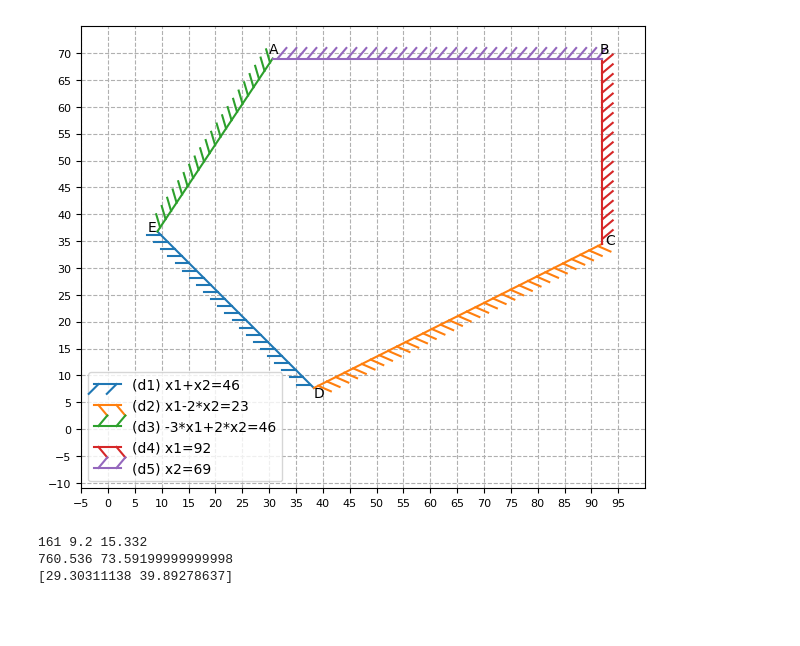
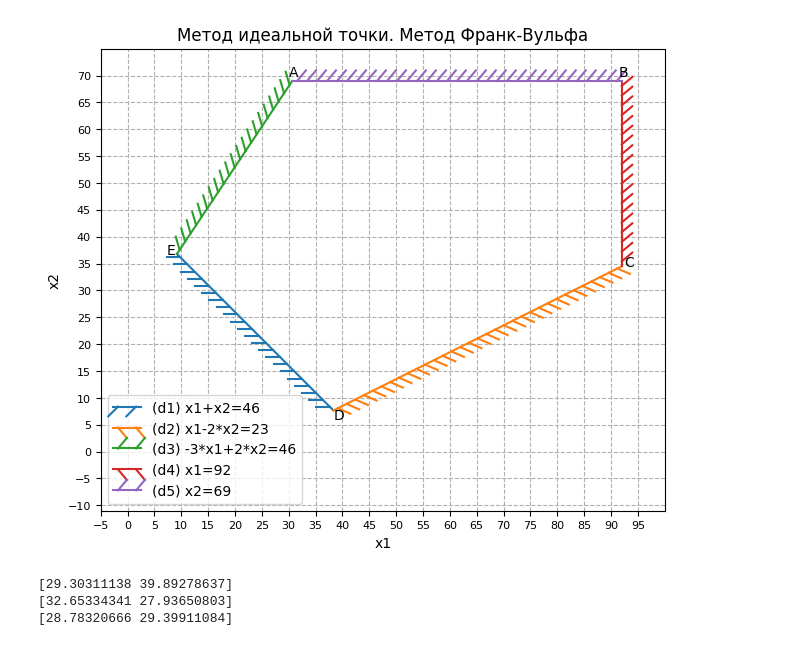
Before and after one commit to PolyanskayaP/FMMRAZ_6sem, a Jupyter notebook: KDZ5.ipynb, the cells around one changed output. Saved outputs shown, nothing was run; the diff lists cells and outputs as text; code cells hidden in the pictures; blank space fills up the shorter version.

```diff
--- a/KDZ5.ipynb
+++ b/KDZ5.ipynb
@@ -27,35 +27,37 @@ ax.set_aspect(1)  #чтобы ровненько было, не вытянуто
 plt.xlim(-5,100)  #координатная сетка от скольки до скольки
 plt.ylim(-11,75)
 plt.grid(linestyle='--')
 plt.xticks([i for i in range(-5,100,5)], size=8)
 plt.yticks([i for i in range(-10,75,5)], size=8)
 
 ax.plot(d1_x1, d1_x2, label="(d1) x1+x2=46",
         path_effects=[patheffects.withTickedStroke(spacing=7, angle=-135)])
 
 ax.plot(d2_x1, d2_x2, label="(d2) x1-2*x2=23",
         path_effects=[patheffects.withTickedStroke(spacing=7, angle=-50)])
 
 ax.plot(d3_x1, d3_x2, label="(d3) -3*x1+2*x2=46",
         path_effects=[patheffects.withTickedStroke(spacing=7, angle=50)])
 
 ax.plot(d4_x1, d4_x2, label="(d4) x1=92",
         path_effects=[patheffects.withTickedStroke(spacing=7, angle=-50)])
 
 ax.plot(d5_x1, d5_x2, label="(d5) x2=69",
         path_effects=[patheffects.withTickedStroke(spacing=7, angle=50)])
 
 ax.text(30,69.9,"A")
 ax.text(91.5,69.9,"B")
 ax.text(92.5,34.5,"C")
 ax.text(38.333,6,"D")
 ax.text(7.3,36.8,"E")
 
-
+ax.set_xlabel('x1')
+ax.set_ylabel('x2')
+ax.set_title('Метод идеальной точки. Метод Франк-Вульфа')
 ax.legend()
 plt.show()
 # %% [output]
-[figure, old version]
+[figure, new version]
 # %%
 xA=30.667
 yA=69
@@ -67,6 +69,7 @@ xD=38.333
 yD=7.667
 xE=9.2
 yE=36.8
+init_appr = [69, 46]
 
 def f1(x1,x2):
     return x1 + x2
@@ -80,7 +83,9 @@ def f3(x1,x2):
 f1_max = f1(xB,yB)   #по хорошему тоже градиентом надо или может симплексом
 f2_max = f2(xE,yE)
 f3_max = f3(xD,yD)
-print(f1_max,f2_max,f3_max)
+#print(f1_max,f2_max,f3_max)
+
+for_grad = list()
 
 def fun_ro(x1, x2, f1_max, f2_max, f3_max):
     return (x1+x2-f1_max)**2 + (-3*x1+x2-f2_max)**2 + (x1-3*x2-f3_max)**2
@@ -91,12 +96,36 @@ def fun_ro_dx1(x1, x2, f1_max, f2_max, f3_max):
 def fun_ro_dx2(x1, x2, f1_max, f2_max, f3_max):
     return 2*(x1+x2-f1_max) + 2*(-3*x1+x2-f2_max) + 2*(-3)*(x1-3*x2-f3_max)   #X0 сюда потом
 
-X0 = [69, 46]  #дано
+X0 = init_appr #дано
 ro_dx1_X0 = fun_ro_dx1(X0[0], X0[1], f1_max, f2_max, f3_max)
 ro_dx2_X0 = fun_ro_dx2(X0[0], X0[1], f1_max, f2_max, f3_max)
-print(ro_dx1_X0, ro_dx2_X0)
+#print(ro_dx1_X0, ro_dx2_X0)
 #from_symp !!!!!!!!!!!!!! нашли tX1
-tX1 = [9.2, 36.8]
+tX1 = [9.2, 36.8]  #E
+
+def fun_la(X0, tX1, f1_max, f2_max, f3_max):
+    okla = np.array(tX1) - np.array(X0)
+    a = X0[0]
+    c = X0[1]
+    b = okla[0]
+    d = okla[1]
+    return (-1)*((a+c-f1_max)*(b+d) + (-3*a+c-f2_max)*(-3*b+d) + (a+(-3)*c-f3_max)*(b+(-3)*d)) / ((b+d)**2 + (-3*b+d)**2 + (b+(-3)*d)**2)   #-3 это коэффициент из начальных функций
+
+def fun_X1(X0, tX1, f1_max, f2_max, f3_max):  #[,] ret       => X0 и т д
+    okla = np.array(tX1) - np.array(X0)
+    la = fun_la(X0, tX1, f1_max, f2_max, f3_max)
+    return np.array(X0) + la * okla
+
+toch = fun_X1(X0, tX1, f1_max, f2_max, f3_max)
+print(toch)
+for_grad.append(toch)
+######################################################
+X0 = fun_X1(X0, tX1, f1_max, f2_max, f3_max)  #дано из предыд итер
+ro_dx1_X0 = fun_ro_dx1(X0[0], X0[1], f1_max, f2_max, f3_max)
+ro_dx2_X0 = fun_ro_dx2(X0[0], X0[1], f1_max, f2_max, f3_max)
+#print(ro_dx1_X0, ro_dx2_X0)
+#from_symp !!!!!!!!!!!!!! нашли tX1
+tX1 = [38.333, 7.667]  #D
 
 def fun_la(X0, tX1, f1_max, f2_max, f3_max):
     okla = np.array(tX1) - np.array(X0)
@@ -111,8 +140,34 @@ def fun_X1(X0, tX1, f1_max, f2_max, f3_max):  #[,] ret       => X0 и т д
     la = fun_la(X0, tX1, f1_max, f2_max, f3_max)
     return np.array(X0) + la * okla
 
-print(fun_X1(X0, tX1, f1_max, f2_max, f3_max))
+toch = fun_X1(X0, tX1, f1_max, f2_max, f3_max)
+print(toch)
+for_grad.append(toch)
+######################################################
+X0 = fun_X1(X0, tX1, f1_max, f2_max, f3_max)  #дано из предыд итер
+ro_dx1_X0 = fun_ro_dx1(X0[0], X0[1], f1_max, f2_max, f3_max)
+ro_dx2_X0 = fun_ro_dx2(X0[0], X0[1], f1_max, f2_max, f3_max)
+#print(ro_dx1_X0, ro_dx2_X0)
+#from_symp !!!!!!!!!!!!!! нашли tX1
+tX1 = [9.2, 36.8]  #E
+
+def fun_la(X0, tX1, f1_max, f2_max, f3_max):
+    okla = np.array(tX1) - np.array(X0)
+    a = X0[0]
+    c = X0[1]
+    b = okla[0]
+    d = okla[1]
+    return (-1)*((a+c-f1_max)*(b+d) + (-3*a+c-f2_max)*(-3*b+d) + (a+(-3)*c-f3_max)*(b+(-3)*d)) / ((b+d)**2 + (-3*b+d)**2 + (b+(-3)*d)**2)
+
+def fun_X1(X0, tX1, f1_max, f2_max, f3_max):  #[,] ret       => X0 и т д
+    okla = np.array(tX1) - np.array(X0)
+    la = fun_la(X0, tX1, f1_max, f2_max, f3_max)
+    return np.array(X0) + la * okla
+
+toch = fun_X1(X0, tX1, f1_max, f2_max, f3_max)
+print(toch)
+for_grad.append(toch)
 # %% [output]
-161 9.2 15.332
-760.536 73.59199999999998
 [29.30311138 39.89278637]
+[32.65334341 27.93650803]
+[28.78320666 29.39911084]
```
Also changed, not shown: parts of 2 cells of this notebook.
